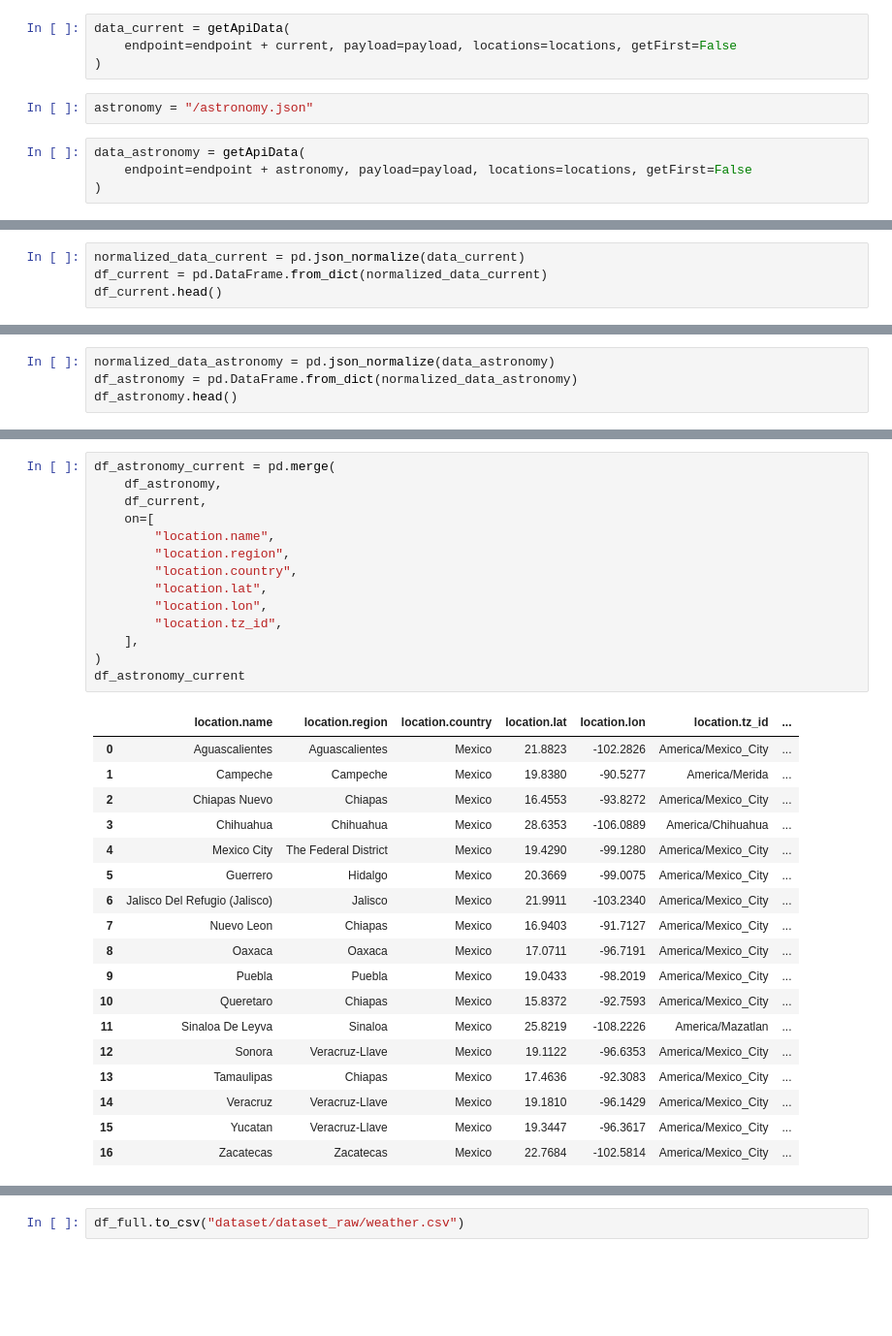
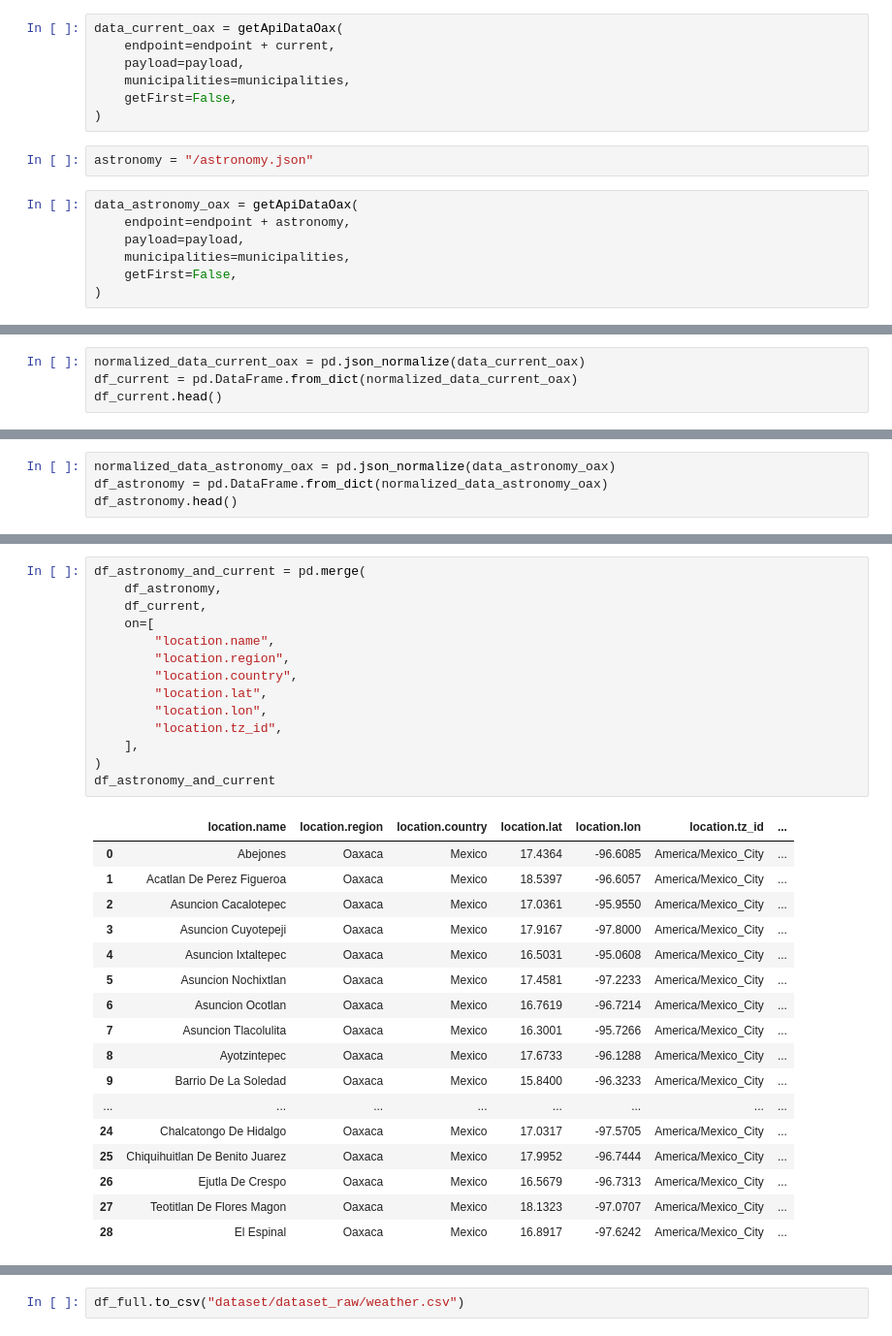
Before and after one commit to cosijoeza/semestre-1, a Jupyter notebook: applied-project/projects/weather/main.ipynb, the cells around one changed output, grey strips where cells are left out. Shown: that part at 97% size. Saved outputs shown, nothing was run; the diff lists cells and outputs as text; blank space fills up the shorter version.

```diff
--- a/applied-project/projects/weather/main.ipynb
+++ b/applied-project/projects/weather/main.ipynb
@@ -145,12 +88,18 @@ data_search = getApiData(
 # %%
 current = "/current.json"
 # %%
-data_current = getApiData(
-    endpoint=endpoint + current, payload=payload, locations=locations, getFirst=False
+data_current_oax = getApiDataOax(
+    endpoint=endpoint + current,
+    payload=payload,
+    municipalities=municipalities,
+    getFirst=False,
 )
 # %%
 astronomy = "/astronomy.json"
 # %%
-data_astronomy = getApiData(
-    endpoint=endpoint + astronomy, payload=payload, locations=locations, getFirst=False
+data_astronomy_oax = getApiDataOax(
+    endpoint=endpoint + astronomy,
+    payload=payload,
+    municipalities=municipalities,
+    getFirst=False,
 )
@@ -180,6 +121,6 @@ df_search
 # %%
-normalized_data_current = pd.json_normalize(data_current)
-df_current = pd.DataFrame.from_dict(normalized_data_current)
+normalized_data_current_oax = pd.json_normalize(data_current_oax)
+df_current = pd.DataFrame.from_dict(normalized_data_current_oax)
 df_current.head()
 # %% [output]
 |  | location.name | location.region | location.country | location.lat | location.lon | location.tz_id | ... |
@@ -191,7 +132,7 @@ df_current.head()
 5 rows × 39 columns
 # %%
-normalized_data_astronomy = pd.json_normalize(data_astronomy)
-df_astronomy = pd.DataFrame.from_dict(normalized_data_astronomy)
+normalized_data_astronomy_oax = pd.json_normalize(data_astronomy_oax)
+df_astronomy = pd.DataFrame.from_dict(normalized_data_astronomy_oax)
 df_astronomy.head()
 # %% [output]
 |  | location.name | location.region | location.country | location.lat | location.lon | location.tz_id | ... |
@@ -203,33 +146,32 @@ df_astronomy.head()
 # %%
-df_astronomy_current = pd.merge(
+df_astronomy_and_current = pd.merge(
     df_astronomy,
     df_current,
     on=[
         "location.name",
         "location.region",
         "location.country",
         "location.lat",
         "location.lon",
         "location.tz_id",
     ],
 )
-df_astronomy_current
+df_astronomy_and_current
 # %% [output]
 |  | location.name | location.region | location.country | location.lat | location.lon | location.tz_id | ... |
-| 0 | Aguascalientes | Aguascalientes | Mexico | 21.8823 | -102.2826 | America/Mexico_City | ... |
-| 1 | Campeche | Campeche | Mexico | 19.8380 | -90.5277 | America/Merida | ... |
-| 2 | Chiapas Nuevo | Chiapas | Mexico | 16.4553 | -93.8272 | America/Mexico_City | ... |
-| 3 | Chihuahua | Chihuahua | Mexico | 28.6353 | -106.0889 | America/Chihuahua | ... |
-| 4 | Mexico City | The Federal District | Mexico | 19.4290 | -99.1280 | America/Mexico_City | ... |
-| 5 | Guerrero | Hidalgo | Mexico | 20.3669 | -99.0075 | America/Mexico_City | ... |
-| 6 | Jalisco Del Refugio (Jalisco) | Jalisco | Mexico | 21.9911 | -103.2340 | America/Mexico_City | ... |
-| 7 | Nuevo Leon | Chiapas | Mexico | 16.9403 | -91.7127 | America/Mexico_City | ... |
-| 8 | Oaxaca | Oaxaca | Mexico | 17.0711 | -96.7191 | America/Mexico_City | ... |
-| 9 | Puebla | Puebla | Mexico | 19.0433 | -98.2019 | America/Mexico_City | ... |
-| 10 | Queretaro | Chiapas | Mexico | 15.8372 | -92.7593 | America/Mexico_City | ... |
-| 11 | Sinaloa De Leyva | Sinaloa | Mexico | 25.8219 | -108.2226 | America/Mazatlan | ... |
-| 12 | Sonora | Veracruz-Llave | Mexico | 19.1122 | -96.6353 | America/Mexico_City | ... |
-| 13 | Tamaulipas | Chiapas | Mexico | 17.4636 | -92.3083 | America/Mexico_City | ... |
-| 14 | Veracruz | Veracruz-Llave | Mexico | 19.1810 | -96.1429 | America/Mexico_City | ... |
-| 15 | Yucatan | Veracruz-Llave | Mexico | 19.3447 | -96.3617 | America/Mexico_City | ... |
-| 16 | Zacatecas | Zacatecas | Mexico | 22.7684 | -102.5814 | America/Mexico_City | ... |
+| 0 | Abejones | Oaxaca | Mexico | 17.4364 | -96.6085 | America/Mexico_City | ... |
+| 1 | Acatlan De Perez Figueroa | Oaxaca | Mexico | 18.5397 | -96.6057 | America/Mexico_City | ... |
+| 2 | Asuncion Cacalotepec | Oaxaca | Mexico | 17.0361 | -95.9550 | America/Mexico_City | ... |
+| 3 | Asuncion Cuyotepeji | Oaxaca | Mexico | 17.9167 | -97.8000 | America/Mexico_City | ... |
+| 4 | Asuncion Ixtaltepec | Oaxaca | Mexico | 16.5031 | -95.0608 | America/Mexico_City | ... |
+| 5 | Asuncion Nochixtlan | Oaxaca | Mexico | 17.4581 | -97.2233 | America/Mexico_City | ... |
+| 6 | Asuncion Ocotlan | Oaxaca | Mexico | 16.7619 | -96.7214 | America/Mexico_City | ... |
+| 7 | Asuncion Tlacolulita | Oaxaca | Mexico | 16.3001 | -95.7266 | America/Mexico_City | ... |
+| 8 | Ayotzintepec | Oaxaca | Mexico | 17.6733 | -96.1288 | America/Mexico_City | ... |
+| 9 | Barrio De La Soledad | Oaxaca | Mexico | 15.8400 | -96.3233 | America/Mexico_City | ... |
+| ... | ... | ... | ... | ... | ... | ... | ... |
+| 24 | Chalcatongo De Hidalgo | Oaxaca | Mexico | 17.0317 | -97.5705 | America/Mexico_City | ... |
+| 25 | Chiquihuitlan De Benito Juarez | Oaxaca | Mexico | 17.9952 | -96.7444 | America/Mexico_City | ... |
+| 26 | Ejutla De Crespo | Oaxaca | Mexico | 16.5679 | -96.7313 | America/Mexico_City | ... |
+| 27 | Teotitlan De Flores Magon | Oaxaca | Mexico | 18.1323 | -97.0707 | America/Mexico_City | ... |
+| 28 | El Espinal | Oaxaca | Mexico | 16.8917 | -97.6242 | America/Mexico_City | ... |
```
Also changed, not shown: parts of 21 cells of this notebook.
